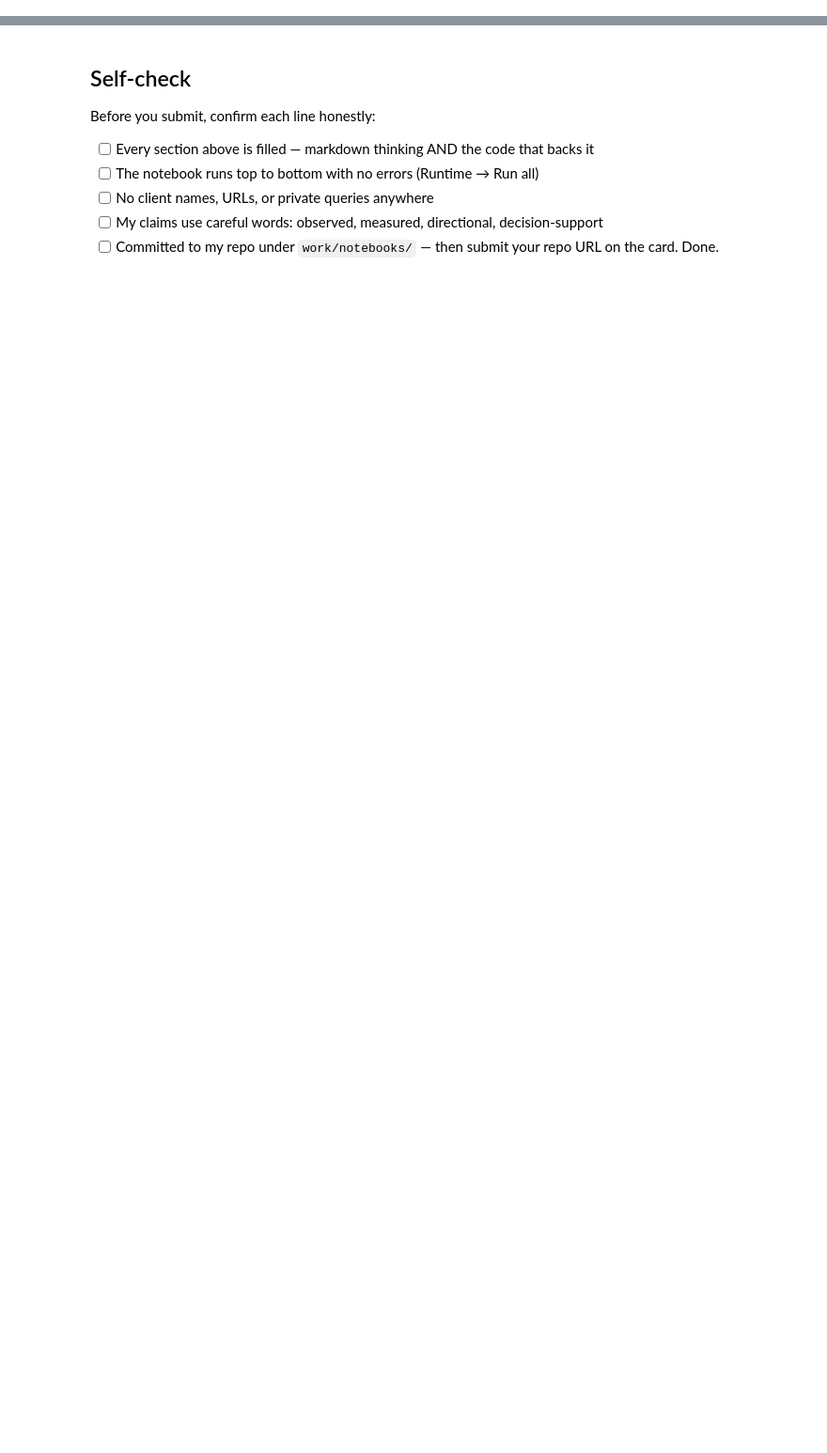
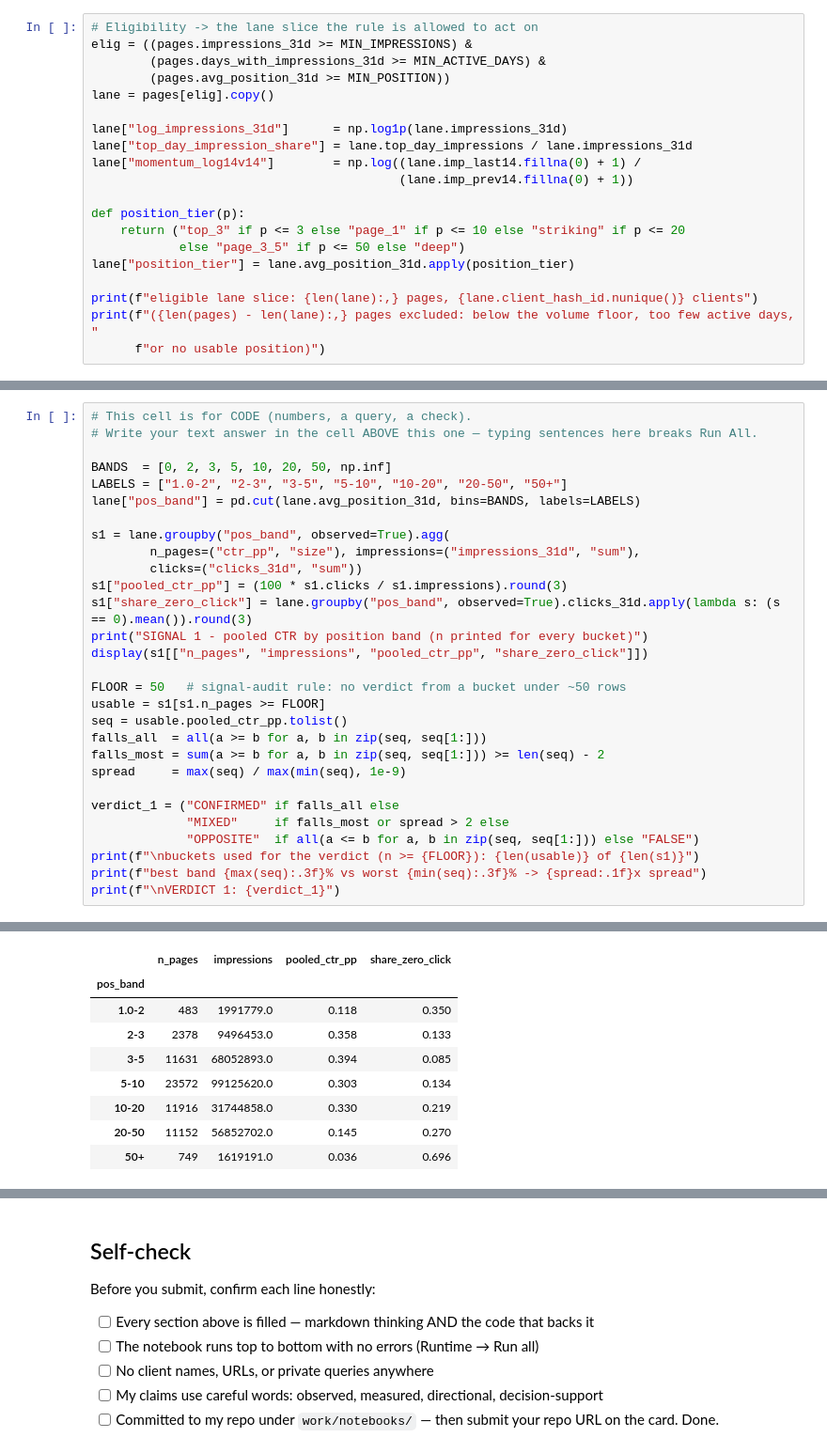
Before and after one commit to widadfatimakhan/flyrank-internship-ml, a Jupyter notebook: work/notebooks/w04_baseline_score.ipynb, the cells around one changed output, grey strips where cells are left out. Shown at 94% size. Saved outputs shown, nothing was run; the diff lists cells and outputs as text; blank space fills up the shorter version.

```diff
--- a/work/notebooks/w04_baseline_score.ipynb
+++ b/work/notebooks/w04_baseline_score.ipynb
@@ -29,0 +87,20 @@ This skeleton is yours to fill. Work the sections **in order** — each one has
+# %%
+# Eligibility -> the lane slice the rule is allowed to act on
+elig = ((pages.impressions_31d >= MIN_IMPRESSIONS) &
+        (pages.days_with_impressions_31d >= MIN_ACTIVE_DAYS) &
+        (pages.avg_position_31d >= MIN_POSITION))
+lane = pages[elig].copy()
+
+lane["log_impressions_31d"]      = np.log1p(lane.impressions_31d)
+lane["top_day_impression_share"] = lane.top_day_impressions / lane.impressions_31d
+lane["momentum_log14v14"]        = np.log((lane.imp_last14.fillna(0) + 1) /
+                                          (lane.imp_prev14.fillna(0) + 1))
+
+def position_tier(p):
+    return ("top_3" if p <= 3 else "page_1" if p <= 10 else "striking" if p <= 20
+            else "page_3_5" if p <= 50 else "deep")
+lane["position_tier"] = lane.avg_position_31d.apply(position_tier)
+
+print(f"eligible lane slice: {len(lane):,} pages, {lane.client_hash_id.nunique()} clients")
+print(f"({len(pages) - len(lane):,} pages excluded: below the volume floor, too few active days, "
+      f"or no usable position)")
@@ -29,0 +153,30 @@ This skeleton is yours to fill. Work the sections **in order** — each one has
+# %%
+# This cell is for CODE (numbers, a query, a check).
+# Write your text answer in the cell ABOVE this one — typing sentences here breaks Run All.
+
+BANDS  = [0, 2, 3, 5, 10, 20, 50, np.inf]
+LABELS = ["1.0-2", "2-3", "3-5", "5-10", "10-20", "20-50", "50+"]
+lane["pos_band"] = pd.cut(lane.avg_position_31d, bins=BANDS, labels=LABELS)
+
+s1 = lane.groupby("pos_band", observed=True).agg(
+        n_pages=("ctr_pp", "size"), impressions=("impressions_31d", "sum"),
+        clicks=("clicks_31d", "sum"))
+s1["pooled_ctr_pp"] = (100 * s1.clicks / s1.impressions).round(3)
+s1["share_zero_click"] = lane.groupby("pos_band", observed=True).clicks_31d.apply(lambda s: (s == 0).mean()).round(3)
+print("SIGNAL 1 - pooled CTR by position band (n printed for every bucket)")
+display(s1[["n_pages", "impressions", "pooled_ctr_pp", "share_zero_click"]])
+
+FLOOR = 50   # signal-audit rule: no verdict from a bucket under ~50 rows
+usable = s1[s1.n_pages >= FLOOR]
+seq = usable.pooled_ctr_pp.tolist()
+falls_all  = all(a >= b for a, b in zip(seq, seq[1:]))
+falls_most = sum(a >= b for a, b in zip(seq, seq[1:])) >= len(seq) - 2
+spread     = max(seq) / max(min(seq), 1e-9)
+
+verdict_1 = ("CONFIRMED" if falls_all else
+             "MIXED"     if falls_most or spread > 2 else
+             "OPPOSITE"  if all(a <= b for a, b in zip(seq, seq[1:])) else "FALSE")
+print(f"\nbuckets used for the verdict (n >= {FLOOR}): {len(usable)} of {len(s1)}")
+print(f"best band {max(seq):.3f}% vs worst {min(seq):.3f}% -> {spread:.1f}x spread")
+print(f"\nVERDICT 1: {verdict_1}")
+# %% [output]
@@ -29,0 +184,9 @@ This skeleton is yours to fill. Work the sections **in order** — each one has
+|  | n_pages | impressions | pooled_ctr_pp | share_zero_click |
+| pos_band |  |  |  |  |
+| 1.0-2 | 483 | 1991779.0 | 0.118 | 0.350 |
+| 2-3 | 2378 | 9496453.0 | 0.358 | 0.133 |
+| 3-5 | 11631 | 68052893.0 | 0.394 | 0.085 |
+| 5-10 | 23572 | 99125620.0 | 0.303 | 0.134 |
+| 10-20 | 11916 | 31744858.0 | 0.330 | 0.219 |
+| 20-50 | 11152 | 56852702.0 | 0.145 | 0.270 |
+| 50+ | 749 | 1619191.0 | 0.036 | 0.696 |
```
Also changed, not shown: parts of 32 cells of this notebook.
